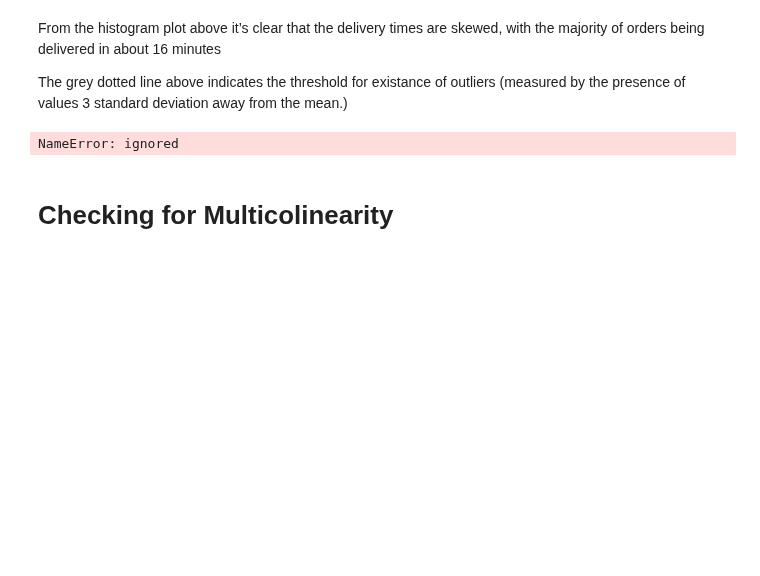
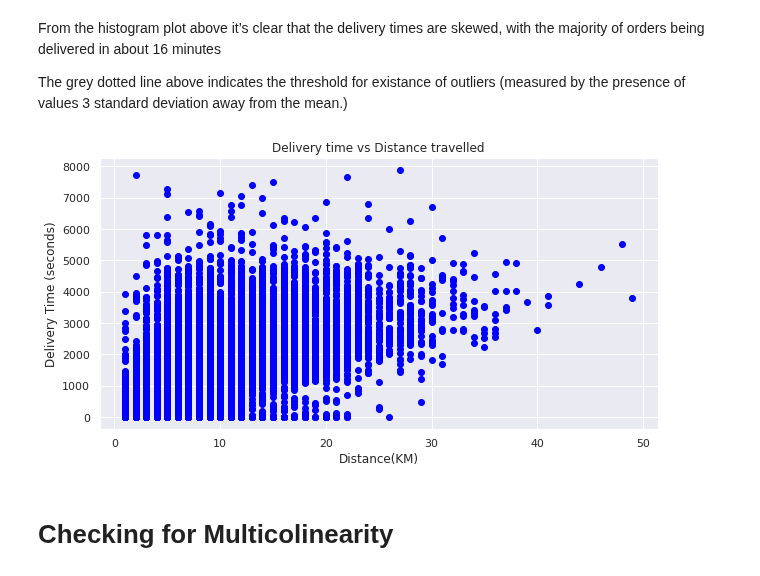
Before and after one commit to NicoleMeinie/Regression, a Jupyter notebook: Zindi.ipynb, the cells around one changed output. Cells and saved outputs as stored; diff of their text form; code cells hidden in the pictures; blank space fills up the shorter version.

```diff
--- a/Zindi.ipynb
+++ b/Zindi.ipynb
@@ -94,15 +94,17 @@ From the histogram plot above it’s clear that the delivery times are skewed, w
 
 The grey dotted line above indicates the threshold for existance of outliers (measured by the presence of values 3 standard deviation away from the mean.)
 # %%
+# Plotting the relationship between the delivery time and distance travelled
+
 sns.set()
 _ = plt.figure(figsize = (10,5))
-_ = plt.hist(Train.iloc[:,20],Train.iloc[:,28], color = 'blue')
+_ = plt.scatter(Train.iloc[:,20],Train.iloc[:,28], color = 'blue')
+_ = plt.title('Delivery time vs Distance travelled')
 _ = plt.xlabel('Distance(KM)')
 _ = plt.ylabel('Delivery Time (seconds)')
-_ = plt.axvline(li, color = 'gray', linestyle = 'dashed', linewidth = 1)
 plt.show()
 # %% [output]
-NameError: ignored
+[figure, added]
 # %% [markdown]
 # Checking for Multicolinearity
 # %%
```
Also changed, not shown: parts of 2 cells of this notebook.
